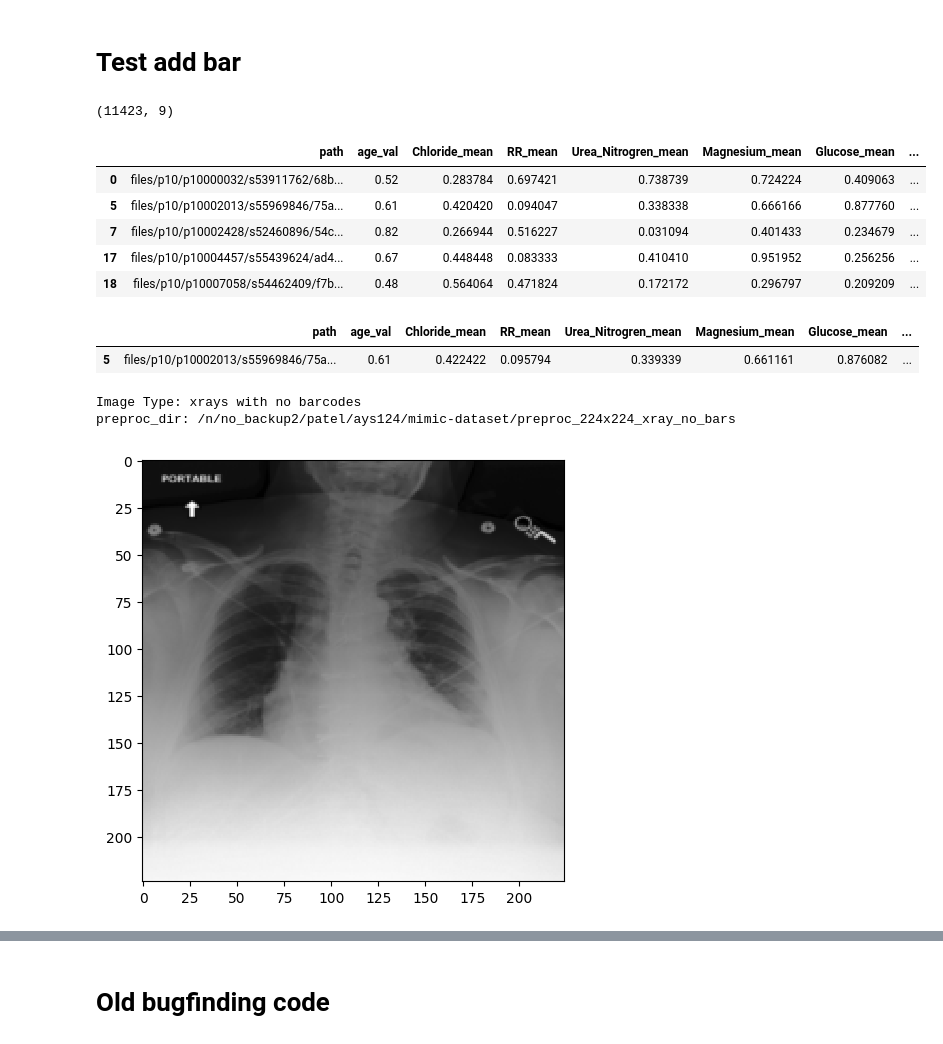
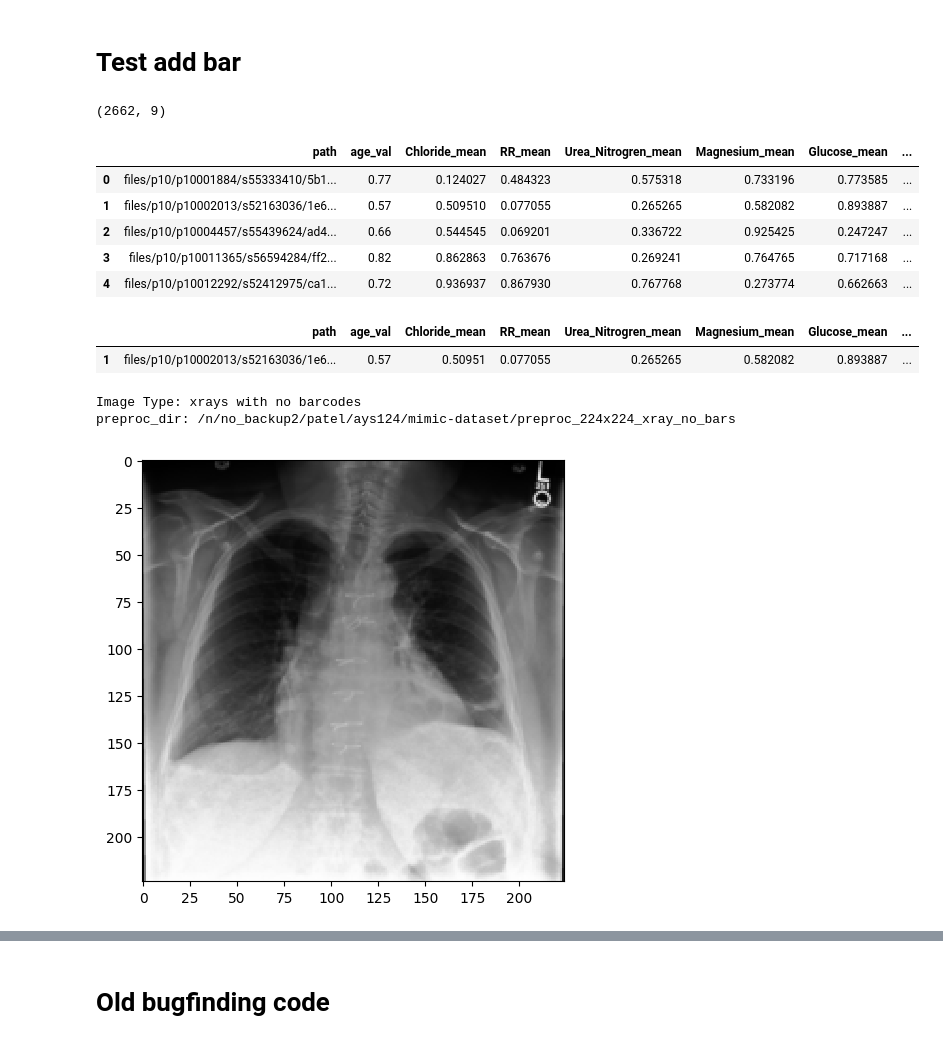
Before and after one commit to singlaayush/barttender, a Jupyter notebook: notebooks/mimic_add_bar_sandbox.ipynb, the cells around one changed output, grey strips where cells are left out. Drawn from its saved outputs; the diff is of its cells as text; code cells hidden in the pictures.

```diff
--- a/notebooks/mimic_add_bar_sandbox.ipynb
+++ b/notebooks/mimic_add_bar_sandbox.ipynb
@@ -15,8 +15,6 @@ from skimage.transform import resize
 from mimic_constants import *
 from sklearn.preprocessing import QuantileTransformer
 # %%
-from sklearn.preprocessing import QuantileTransformer
-
 def preprocess_no_bars(df, out_dir, verbose=False):
     df_cxr = df.copy()
     img_type = 'xray'
@@ -49,11 +47,15 @@ def preprocess_mimic_df(idp=False, order=None, bar_vars=significant_variables, l
     variables = np.array(bar_vars)
     order, suffix = get_barcode_order_info(order, bar_vars)
 
-    df_master = get_master_df(idp=False)
-    df_master = df_master[df_master[label].isin([0, 1])]
-    study_year = np.floor(df_master['StudyDate'] / 10000)
-    delta_years = study_year - df_master['anchor_year']
-    df_master['age'] = df_master['anchor_age'] + delta_years
+    df_master = get_master_df(idp=idp)
+    if not idp:
+        df_master = df_master[df_master[label].isin([0, 1])]
+        study_year = np.floor(df_master['StudyDate'] / 10000)
+        delta_years = study_year - df_master['anchor_year']
+        df_master['age'] = df_master['anchor_age'] + delta_years
+    else:
+        df_master['age'] = df_master['anchor_age']
+
 
     # normalize age as in chexpert (0-100 to 0-1)
     df_master['age_val'] = df_master['age'].apply(lambda x: min(x / 100, 1))
@@ -66,8 +68,9 @@ def preprocess_mimic_df(idp=False, order=None, bar_vars=significant_variables, l
 
     if verbose:
         print(df.head())
+        print(variables[order].tolist())
 
-    return df[['path'] + variables[order].tolist()]
+    return df[['path'] + variables[order].tolist()[0]]
 
 def npy_bar(data, colormap, img_w=500, img_h=100, add_label=False, add_colormap=False, verbose=False):
     variables = data.columns[1:]  # Exclude ID
@@ -177,29 +180,29 @@ def preprocess_and_append_bars(df, img_type, img_data_dir, idp=False, order=None
             else:
                 imsave(out_path, combined_img.astype(np.uint8))
 # %%
-df_cxr = preprocess_mimic_df(verbose=False)
+df_cxr = preprocess_mimic_df(idp=True, verbose=False)
 print(df_cxr.shape)
 df_cxr.head()
 # %% [output]
-(11423, 9)
+(2662, 9)
 |  | path | age_val | Chloride_mean | RR_mean | Urea_Nitrogren_mean | Magnesium_mean | Glucose_mean | ... |
-| 0 | files/p10/p10000032/s53911762/68b... | 0.52 | 0.283784 | 0.697421 | 0.738739 | 0.724224 | 0.409063 | ... |
-| 5 | files/p10/p10002013/s55969846/75a... | 0.61 | 0.420420 | 0.094047 | 0.338338 | 0.666166 | 0.877760 | ... |
-| 7 | files/p10/p10002428/s52460896/54c... | 0.82 | 0.266944 | 0.516227 | 0.031094 | 0.401433 | 0.234679 | ... |
-| 17 | files/p10/p10004457/s55439624/ad4... | 0.67 | 0.448448 | 0.083333 | 0.410410 | 0.951952 | 0.256256 | ... |
-| 18 | files/p10/p10007058/s54462409/f7b... | 0.48 | 0.564064 | 0.471824 | 0.172172 | 0.296797 | 0.209209 | ... |
+| 0 | files/p10/p10001884/s55333410/5b1... | 0.77 | 0.124027 | 0.484323 | 0.575318 | 0.733196 | 0.773585 | ... |
+| 1 | files/p10/p10002013/s52163036/1e6... | 0.57 | 0.509510 | 0.077055 | 0.265265 | 0.582082 | 0.893887 | ... |
+| 2 | files/p10/p10004457/s55439624/ad4... | 0.66 | 0.544545 | 0.069201 | 0.336722 | 0.925425 | 0.247247 | ... |
+| 3 | files/p10/p10011365/s56594284/ff2... | 0.82 | 0.862863 | 0.763676 | 0.269241 | 0.764765 | 0.717168 | ... |
+| 4 | files/p10/p10012292/s52412975/ca1... | 0.72 | 0.936937 | 0.867930 | 0.767768 | 0.273774 | 0.662663 | ... |
 # %%
 i = 1
 df_cxr[i:i+1]
 # %% [output]
 |  | path | age_val | Chloride_mean | RR_mean | Urea_Nitrogren_mean | Magnesium_mean | Glucose_mean | ... |
-| 5 | files/p10/p10002013/s55969846/75a... | 0.61 | 0.422422 | 0.095794 | 0.339339 | 0.661161 | 0.876082 | ... |
+| 1 | files/p10/p10002013/s52163036/1e6... | 0.57 | 0.50951 | 0.077055 | 0.265265 | 0.582082 | 0.893887 | ... |
 # %%
 preprocess_no_bars(df_cxr[i:i+1], out_dir=nb_group_dir, verbose=True)
 # %% [output]
 Image Type: xrays with no barcodes
 preproc_dir: /n/no_backup2/patel/ays124/mimic-dataset/preproc_224x224_xray_no_bars
-[figure, old version]
+[figure, new version]
 # %%
 preprocess_and_append_bars(df_cxr[i:i+1], img_type='xray', img_data_dir=nb_group_dir, verbose=True)
 # %% [output]
```
Also changed, not shown: parts of 7 cells of this notebook, 18 other files.
